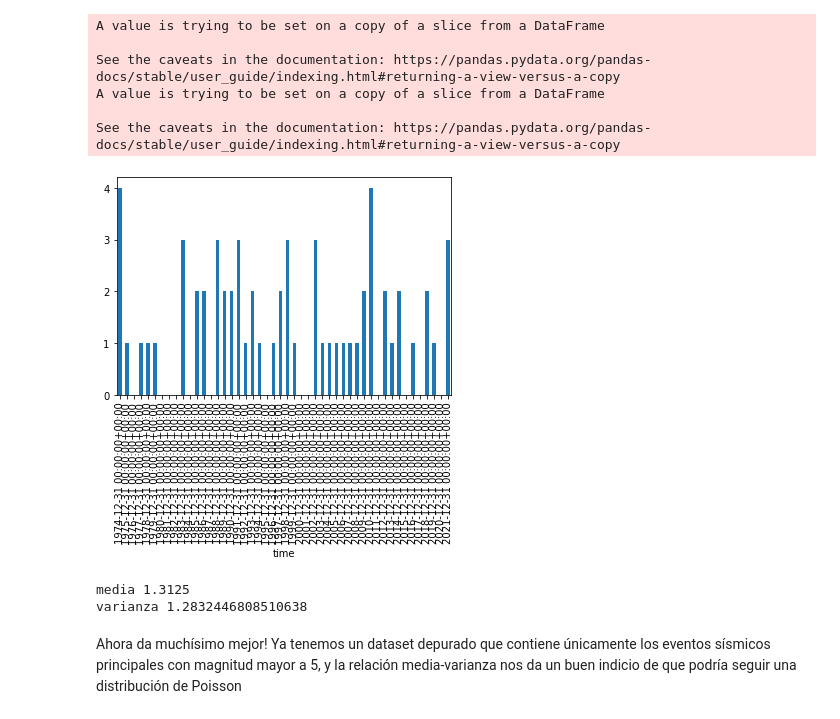
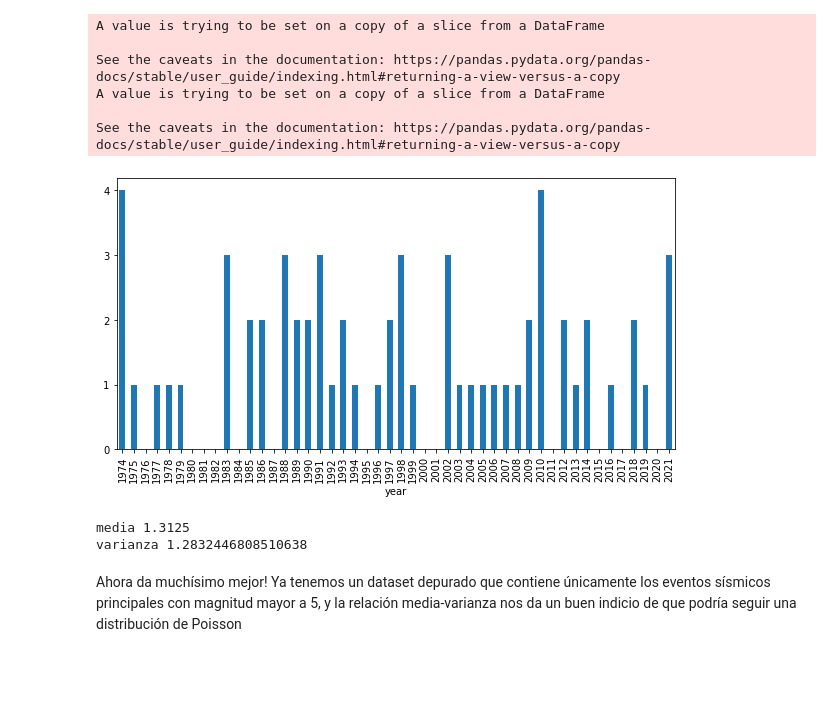
Before and after one commit to mbalbi/ciencia_de_datos, a Jupyter notebook: notebooks/practica_4.ipynb, the cells around one changed output. Saved outputs shown, nothing was run; the diff lists cells and outputs as text; code cells hidden in the pictures; blank space fills up the shorter version.

```diff
--- a/notebooks/practica_4.ipynb
+++ b/notebooks/practica_4.ipynb
@@ -413,20 +423,24 @@ See the caveats in the documentation: https://pandas.pydata.org/pandas-docs/stab
 # %%
 # Definir Dataset filtrado final
 FinalF = (df_sismos['Main'] == 1)*(df_sismos['mag']>5)*(df_sismos['time']>pd.Timestamp('1973-01-01',tz='GMT+0'))
 df_sismosFinal = df_sismos[FinalF]
 
 # Conteo por año
-Data = df_sismosFinal.groupby(pd.Grouper(key='time', freq='Y')).count()
-Data.plot(y='mag',kind='bar',yticks=[0,1,2,3,4],legend=False)
+Data = df_sismosFinal.groupby(pd.Grouper(key='time', freq='Y')).count().reset_index()
+Data['year'] = Data['time'].dt.year
+
+# Grafico
+Data.plot(x='year', y='mag',kind='bar',yticks=[0,1,2,3,4], legend=False, figsize=(10,5))
+#plt.title('xx')
 plt.show()
 
 # Chequear media y varianza
 mu1 = Data['mag'].mean()
 s2 = Data['mag'].var()
 print('media',mu1)
 print('varianza',s2)
 # %% [output]
-[figure, old version]
+[figure, new version]
 media 1.3125
 varianza 1.2832446808510638
 # %% [markdown]
```
Also changed, not shown: parts of 6 cells of this notebook.
